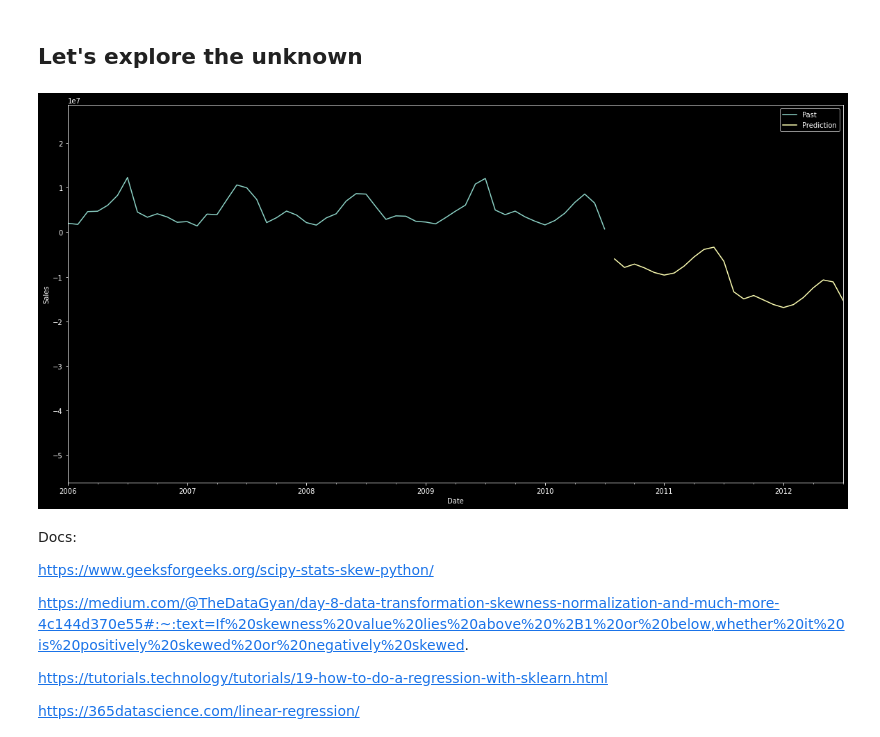
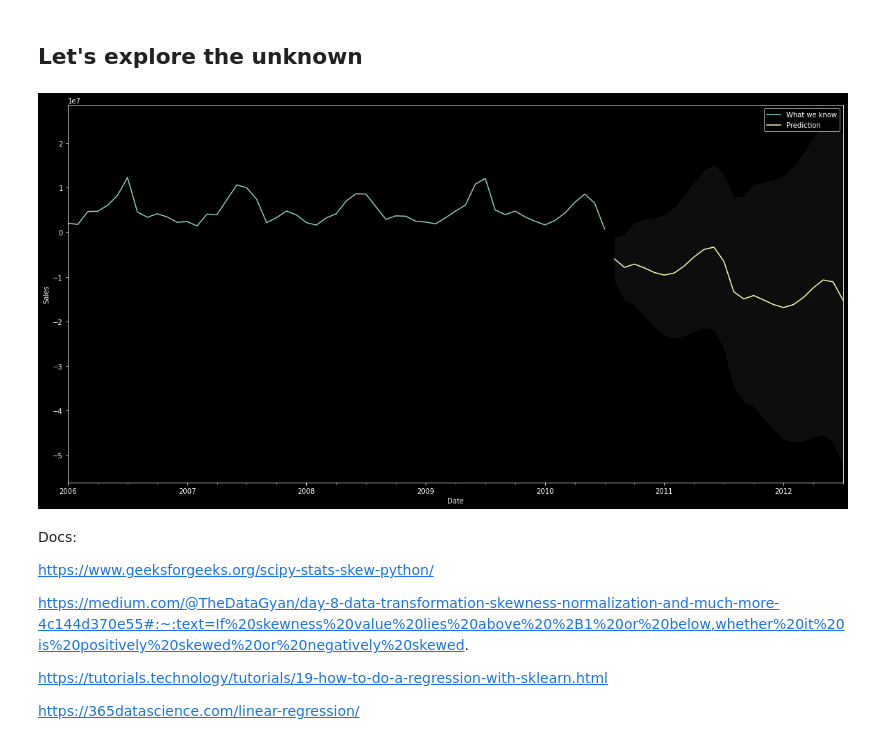
Before and after one commit to ta-data-mexpt/statistical-analysis-project, a Jupyter notebook: statistical-analysis.ipynb, the cells around one changed output. Drawn from its saved outputs; the diff is of its cells as text; code cells hidden in the pictures.

```diff
--- a/statistical-analysis.ipynb
+++ b/statistical-analysis.ipynb
@@ -195,3 +178,0 @@ for col in columns:
-# %%
-most_corr_columns = most_corr_columns[1:]
-print(most_corr_columns)
@@ -345,6 +311,6 @@ data_clean.head(10)
 # %%
 #Creating DF only with columns that have correlation with saleprice
-data_corr= data_clean[['saleprice',*most_corr_columns]]
+data_corr= data_clean[[*most_corr_columns]]
 data_corr.set_index(data_clean['id'],inplace=True)
 data_corr
 # %% [output]
@@ -760,7 +628,7 @@ P-value  3.837678142418311e-12
 p = d = q =range(0,2)
 pdq=list(itertools.product(p,d,q))
 seasonal_pdq = [(x[0], x[1], x[2], 12) for x in list(itertools.product(p,d,q))]
-temp = 100000
+temp = 10000000
 
 for param in pdq:
     for s_param  in seasonal_pdq:
@@ -775,6 +643,8 @@ for param in pdq:
             aic = results.aic
             if aic < temp:
                 temp = aic
+                p= param
+                s_p =s_param
                 print(f'ARIMA {param} x {s_param}12 - AIC:{aic}')
 
         except:
@@ -788,6 +658,6 @@ ARIMA (0, 1, 0) x (1, 1, 0, 12)12 - AIC:961.8505257306166
 ARIMA (1, 0, 0) x (1, 1, 0, 12)12 - AIC:961.6128304515123
 ARIMA (1, 1, 0) x (1, 1, 0, 12)12 - AIC:933.1672727669592
 # %%
-mod = sm.tsa.statespace.SARIMAX(y,order=(1,1,0),seasonal_order=(1, 1, 0, 12),enforce_stationarity=False,enforce_invertibility=False)
+mod = sm.tsa.statespace.SARIMAX(y,order=(p),seasonal_order=(s_p),enforce_stationarity=False,enforce_invertibility=False)
 results = mod.fit()
 # %%
@@ -835,19 +705,19 @@ We're not that far
 # %%
 future = results.get_forecast(steps=24)
 pred_ci = future.conf_int()
-ax = y.plot(label='Past', figsize=(20,10))
+ax = y.plot(label='What we know', figsize=(20,10))
 future.predicted_mean.plot(ax=ax, label='Prediction')
 ax.fill_between(pred_ci.index,
-                pred_ci.iloc[:,0],
-                pred_ci.iloc[:,1],
-                color='k',
-                alpha=1)
+                pred_ci.iloc[:,0], #lower saleprice
+                pred_ci.iloc[:,1], #upper saleprice
+                color='gray',
+                alpha=0.1)
 ax.set_xlabel('Date')
 ax.set_ylabel('Sales')
 plt.legend()
 plt.show()
 # %% [output]
-[figure, old version]
+[figure, new version]
 # %% [markdown]
 Docs:
 
```
Also changed, not shown: parts of 26 cells of this notebook.
